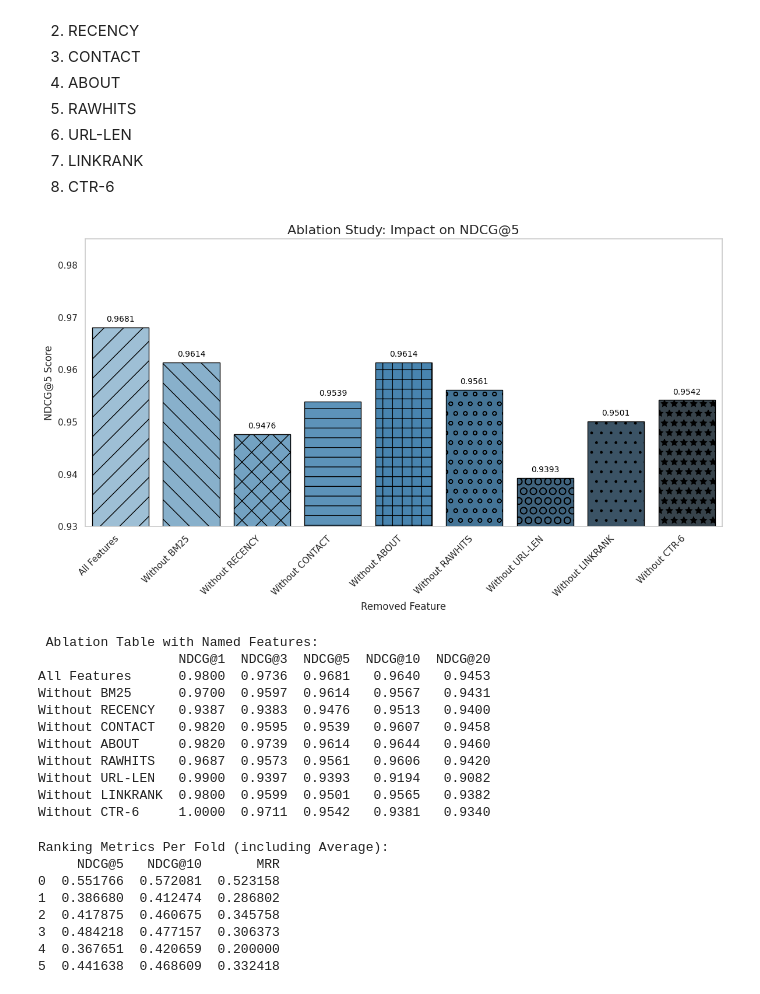
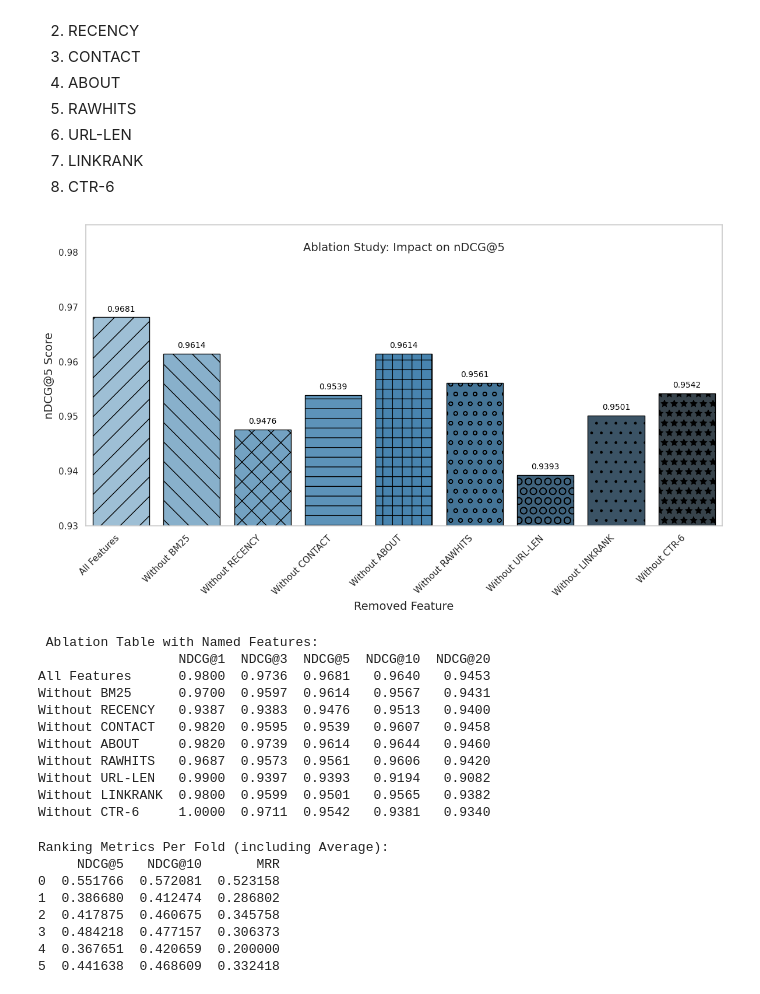
Before and after one commit to ColinDaly75/ES-Ranking, a Jupyter notebook: ltr-compute-es-search-results.ipynb, the cells around one changed output. Saved outputs shown, nothing was run; the diff lists cells and outputs as text; code cells hidden in the pictures.

```diff
--- a/ltr-compute-es-search-results.ipynb
+++ b/ltr-compute-es-search-results.ipynb
@@ -358,42 +358,42 @@ sns.set(style="whitegrid")
 fig, ax = plt.subplots(figsize=(12, 7))
 barplot = sns.barplot(x=results_df.index, y=results_df["NDCG@5"], palette="Blues_d", ax=ax, edgecolor='black')
 
-ax.set_title("Ablation Study: Impact on NDCG@5", fontsize=16)
-ax.set_ylabel("NDCG@5 Score", fontsize=12)
-ax.set_xlabel("Removed Feature", fontsize=12)
+ax.set_title("Ablation Study: Impact on nDCG@5", fontsize=14, loc='center', pad=-40, y=1.02)
+ax.set_ylabel("nDCG@5 Score", fontsize=14)
+ax.set_xlabel("Removed Feature", fontsize=14)
 ax.set_ylim(0.93, 0.985)
 
 # Define hatch patterns to cycle through
 hatches = ['/', '\\', 'x', '-', '+', 'o', 'O', '.', '*']
 
 # Apply hatch patterns to each bar
 for i, bar in enumerate(barplot.patches):
     hatch = hatches[i % len(hatches)]
     bar.set_hatch(hatch)
 
 # Annotate bars
 for p in barplot.patches:
     height = p.get_height()
     ax.annotate(f'{height:.4f}', (p.get_x() + p.get_width() / 2., height),
                 ha='center', va='bottom', fontsize=10, color='black', xytext=(0, 5),
                 textcoords='offset points')
 
 plt.xticks(rotation=45, ha="right")
 plt.tight_layout()
 plt.grid(axis='y')
 
 
 
 
 # 9. Save plot as PNG
-plt.savefig("FIG-ndcg5_ablation_hatches_plot.png", format='png', bbox_inches='tight')
+plt.savefig("Fig-nDCG-ablation-study-3a.png", format='png', bbox_inches='tight')
 plt.show()
 
 # 10. Print updated results table
 print("\n Ablation Table with Named Features:")
 print(results_df.round(4))
 # %% [output]
-[figure, old version]
+[figure, new version]
  Ablation Table with Named Features:
                   NDCG@1  NDCG@3  NDCG@5  NDCG@10  NDCG@20
 All Features      0.9800  0.9736  0.9681   0.9640   0.9453
```
